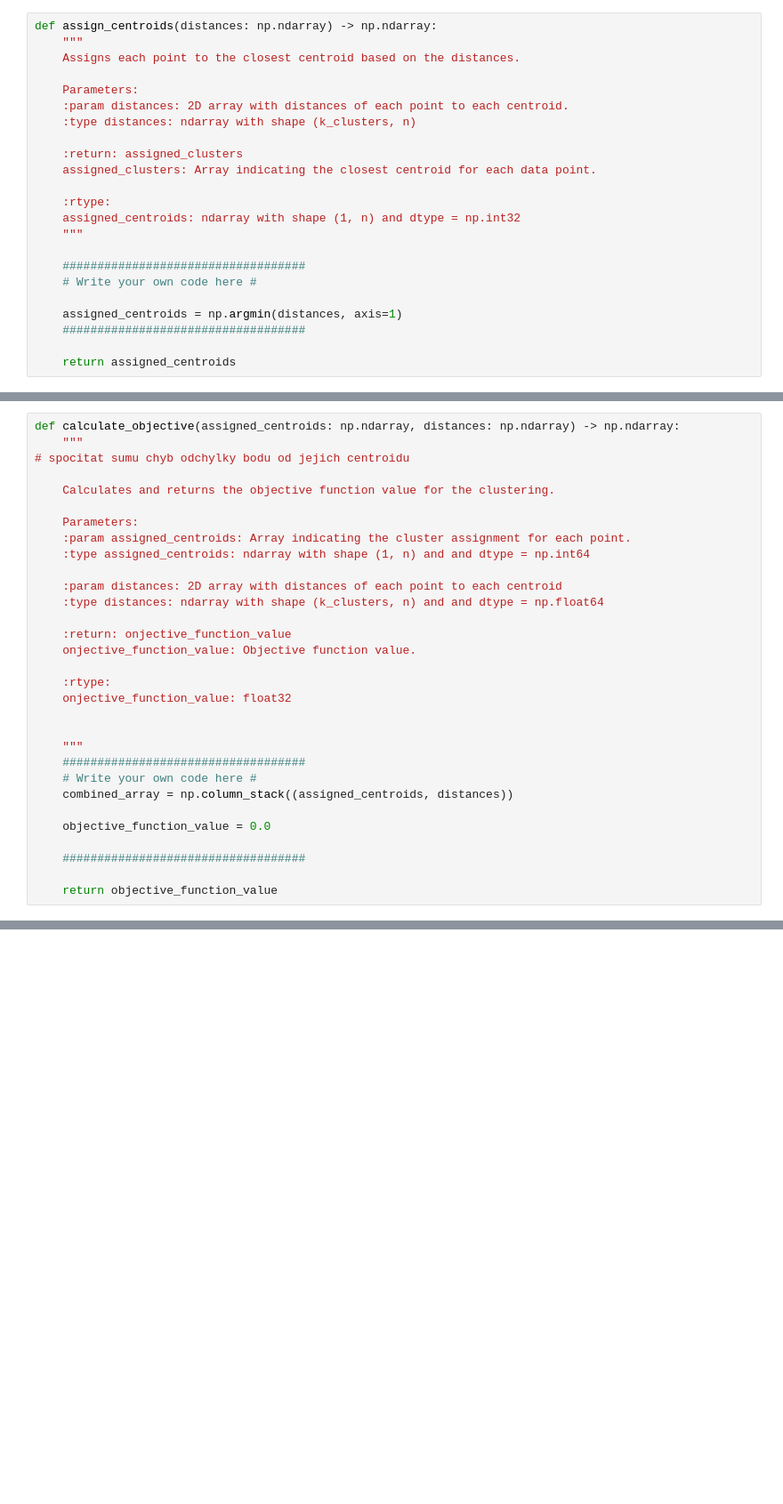
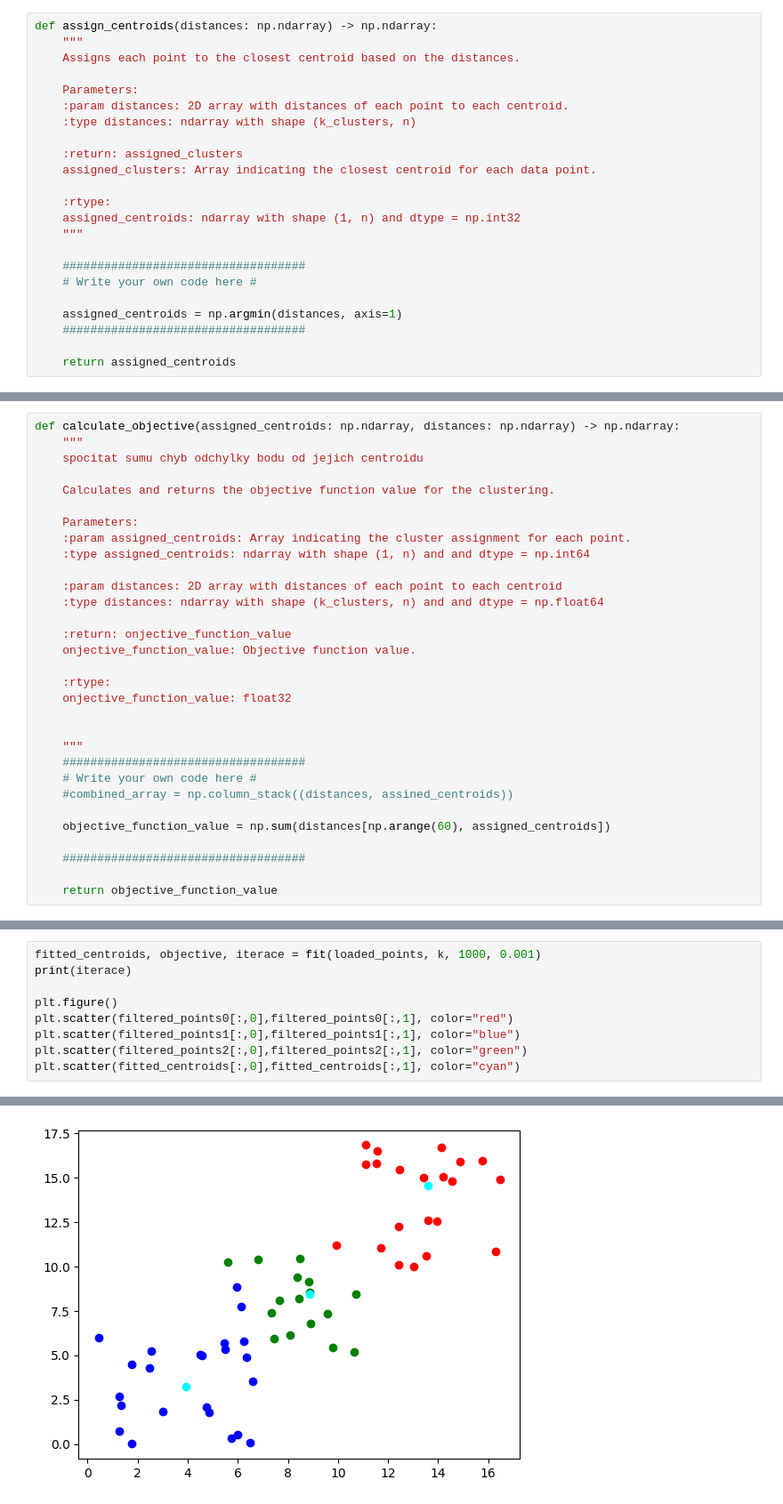
Before and after one commit to xDocka15/MPA-MLF_Dockal, a Jupyter notebook: mlf2.ipynb, the cells around one changed output, grey strips where cells are left out. Shown at 89% size. Cells and saved outputs as stored; diff of their text form; blank space fills up the shorter version.

```diff
--- a/mlf2.ipynb
+++ b/mlf2.ipynb
@@ -203,7 +204,7 @@ plt.scatter(centroids[:,0],centroids[:,1], color="cyan")
 # %%
 def calculate_objective(assigned_centroids: np.ndarray, distances: np.ndarray) -> np.ndarray:
     """
-# spocitat sumu chyb odchylky bodu od jejich centroidu
+    spocitat sumu chyb odchylky bodu od jejich centroidu
 
     Calculates and returns the objective function value for the clustering.
 
@@ -224,9 +225,9 @@ def calculate_objective(assigned_centroids: np.ndarray, distances: np.ndarray) -
     """
     ###################################
     # Write your own code here #
-    combined_array = np.column_stack((assigned_centroids, distances))
+    #combined_array = np.column_stack((distances, assined_centroids))
 
-    objective_function_value = 0.0
+    objective_function_value = np.sum(distances[np.arange(60), assigned_centroids])
 
     ###################################
 
@@ -235,0 +350,10 @@ calculate_objective(assined_centroids, distance_array)
+# %%
+fitted_centroids, objective, iterace = fit(loaded_points, k, 1000, 0.001)
+print(iterace)
+
+plt.figure()
+plt.scatter(filtered_points0[:,0],filtered_points0[:,1], color="red")
+plt.scatter(filtered_points1[:,0],filtered_points1[:,1], color="blue")
+plt.scatter(filtered_points2[:,0],filtered_points2[:,1], color="green")
+plt.scatter(fitted_centroids[:,0],fitted_centroids[:,1], color="cyan")
+# %% [output]
@@ -235,0 +362 @@ calculate_objective(assined_centroids, distance_array)
+[figure, added]
```
Also changed, not shown: parts of 9 cells of this notebook.
